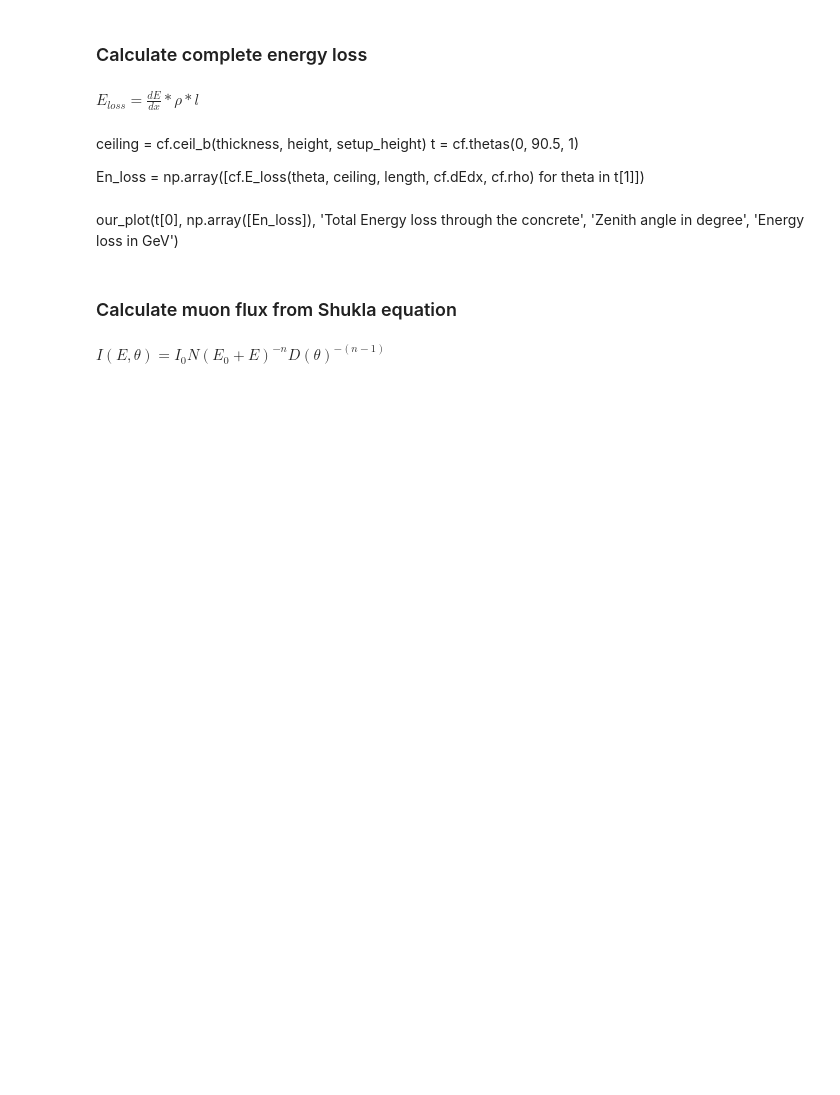
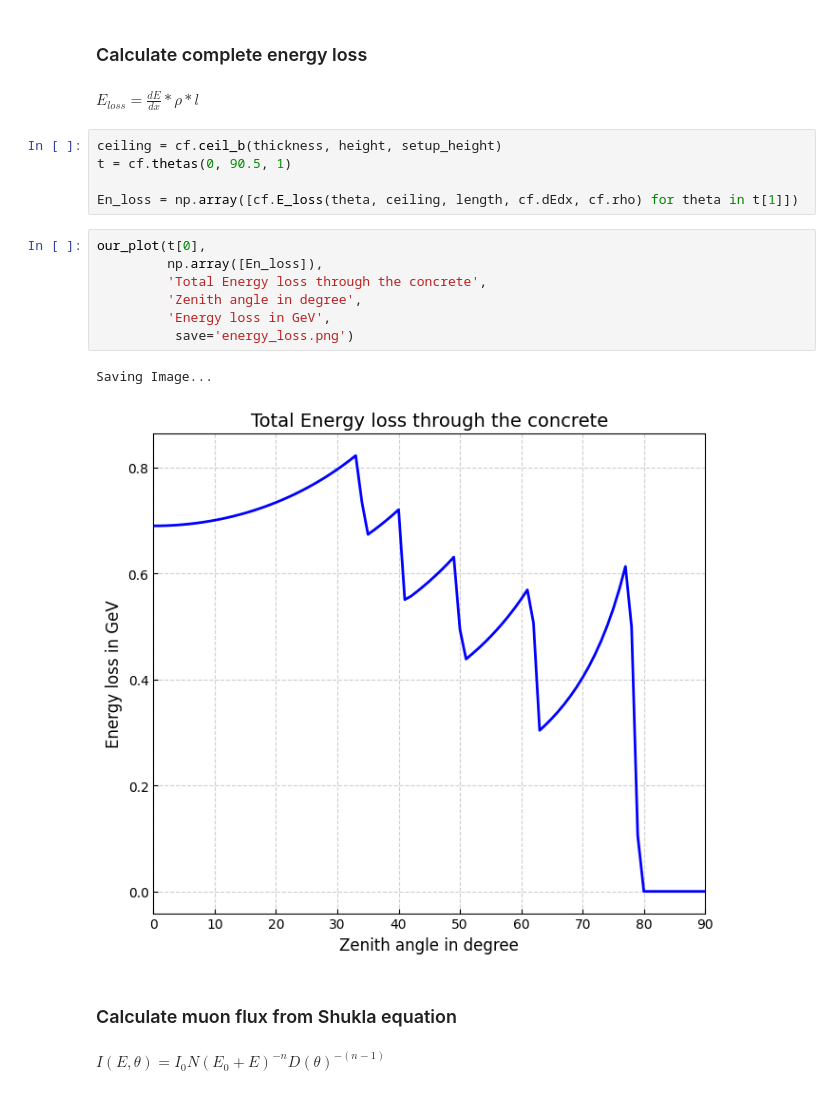
Before and after one commit to FriedL12/python-calculation-muons, a Jupyter notebook: muon-calculations.ipynb, the cells around one changed output. Cells and saved outputs as stored; diff of their text form; blank space fills up the shorter version.

```diff
--- a/muon-calculations.ipynb
+++ b/muon-calculations.ipynb
@@ -58,13 +68,21 @@ our_plot(t[0], np.array([tot_path]), 'Pathlength through concrete depending on a
 ### Calculate complete energy loss
 # %% [markdown]
 $E_{loss} = \frac{dE}{dx} * \rho * l$
-# %% [markdown]
-ceiling = cf.ceil_b(thickness, height, setup_height)
-t = cf.thetas(0, 90.5, 1)
-
-En_loss = np.array([cf.E_loss(theta, ceiling, length, cf.dEdx, cf.rho) for theta in t[1]])
-# %% [markdown]
-our_plot(t[0], np.array([En_loss]), 'Total Energy loss through the concrete', 'Zenith angle in degree', 'Energy loss in GeV')
+# %%
+ceiling = cf.ceil_b(thickness, height, setup_height)
+t = cf.thetas(0, 90.5, 1)
+
+En_loss = np.array([cf.E_loss(theta, ceiling, length, cf.dEdx, cf.rho) for theta in t[1]])
+# %%
+our_plot(t[0],
+         np.array([En_loss]),
+         'Total Energy loss through the concrete',
+         'Zenith angle in degree',
+         'Energy loss in GeV',
+          save='energy_loss.png')
+# %% [output]
+Saving Image...
+[figure, added]
 # %% [markdown]
 ### Calculate muon flux from Shukla equation
 # %% [markdown]
```
Also changed, not shown: parts of 22 cells of this notebook, 2 other files.
